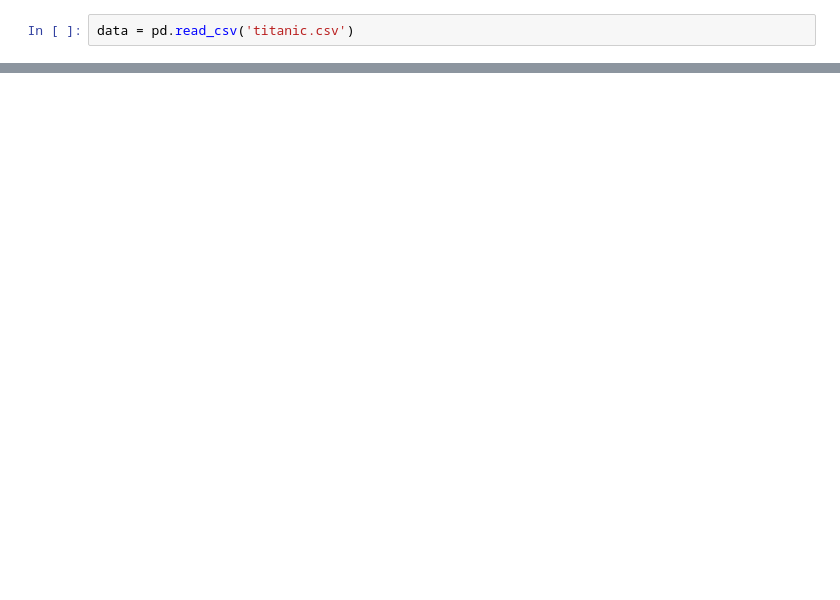
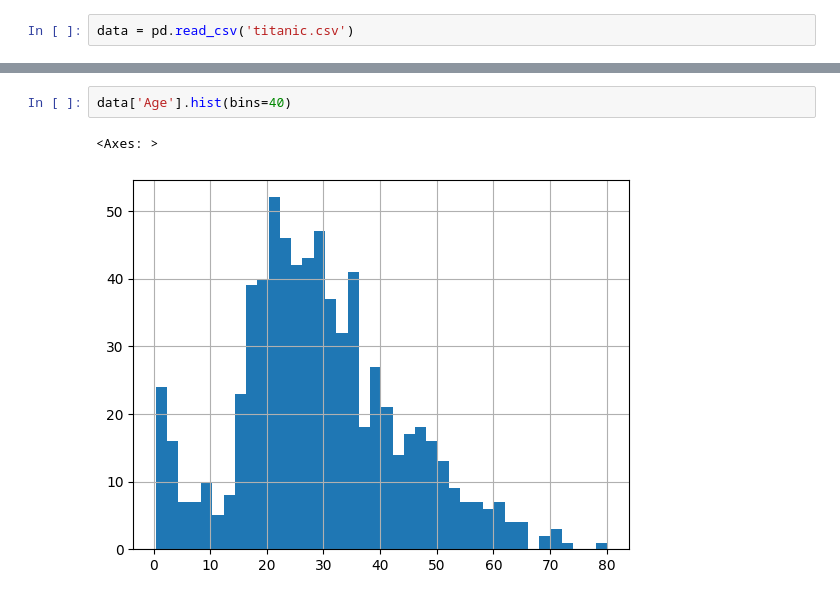
Before and after one commit to najibifar/Data_Analysis, a Jupyter notebook: titanic.ipynb, the cells around one changed output, grey strips where cells are left out. Saved outputs shown, nothing was run; the diff lists cells and outputs as text; blank space fills up the shorter version.

```diff
--- a/titanic.ipynb
+++ b/titanic.ipynb
@@ -15,0 +41,5 @@ data.head()
+# %%
+data['Age'].hist(bins=40)
+# %% [output]
+<Axes: >
+[figure, added]
```
Also changed, not shown: parts of 25 cells of this notebook, 6 other files.
